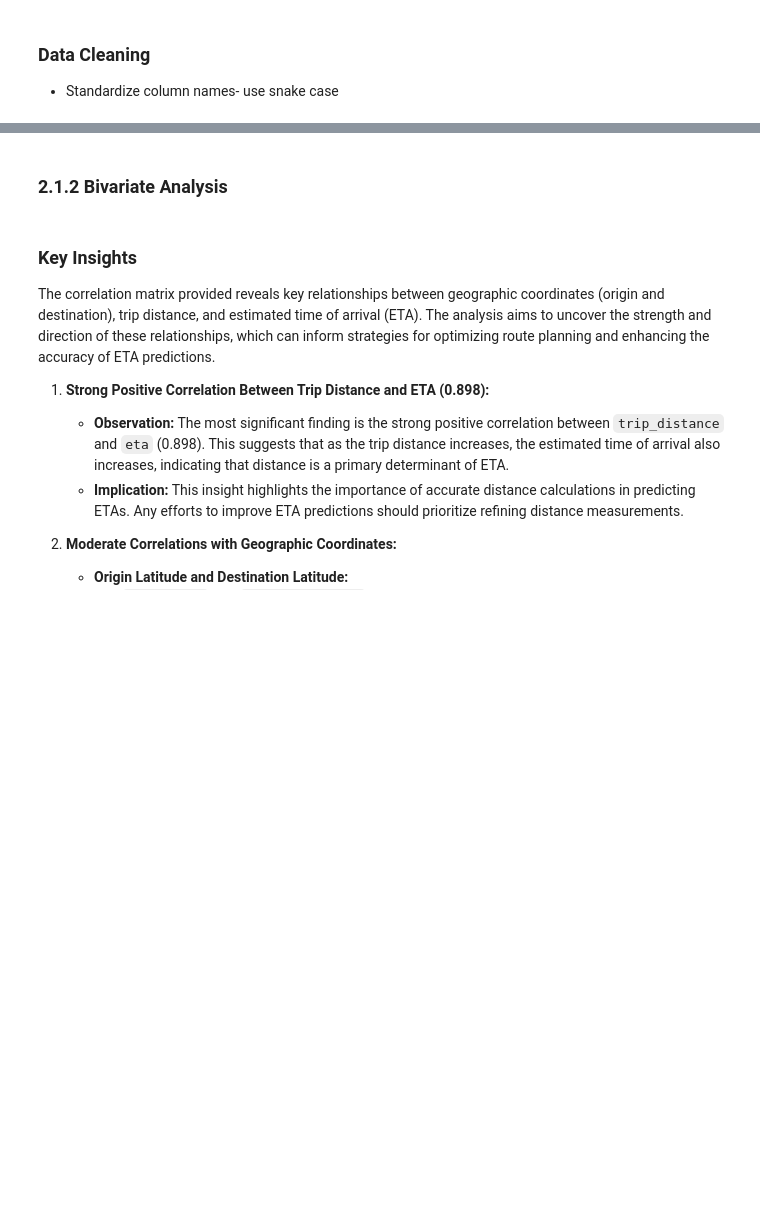
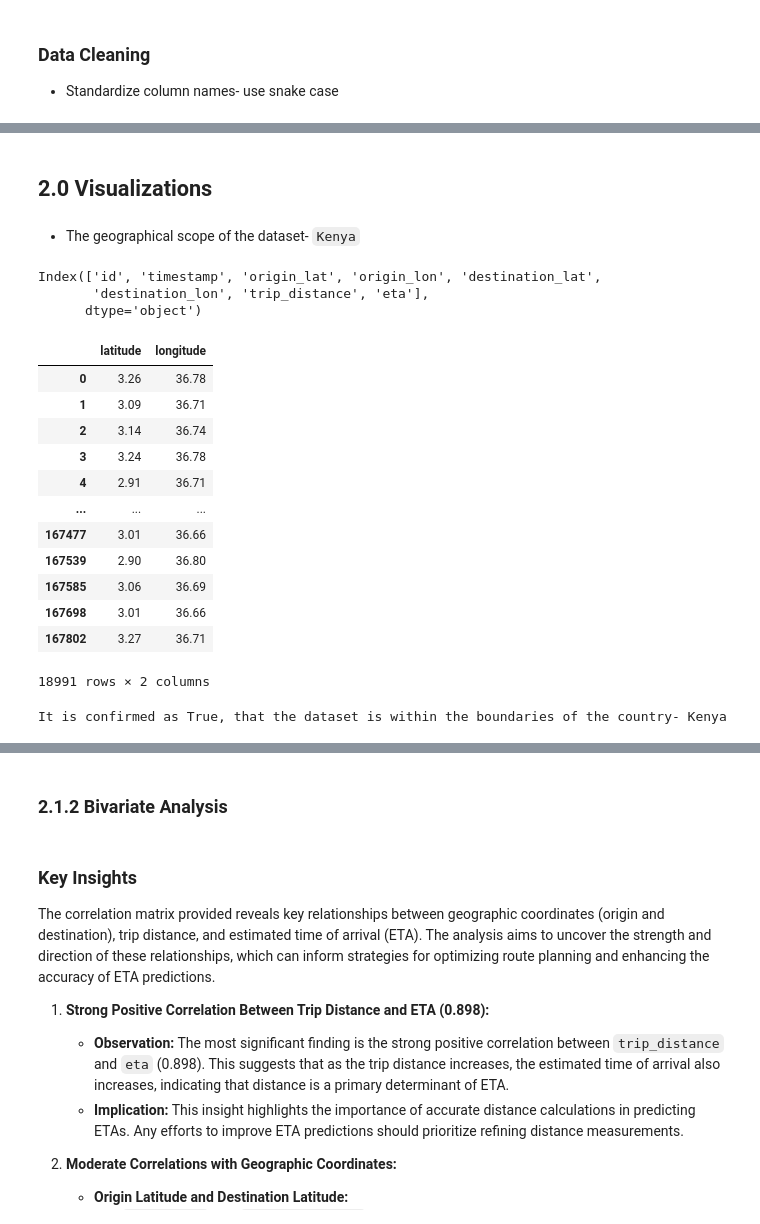
Before and after one commit to valiantezabuku/Yassir-ETA-Prediction-Challenge-For-Azubian-Team-Curium, a Jupyter notebook: Notebooks/ETA.ipynb, the cells around one changed output, grey strips where cells are left out. Cells and saved outputs as stored; diff of their text form; code cells hidden in the pictures; blank space fills up the shorter version.

Commit message:
Update notebook with geolocation of points in the dataset

```diff
--- a/Notebooks/ETA.ipynb
+++ b/Notebooks/ETA.ipynb
@@ -110,6 +110,8 @@ Stakeholders include Yassir's management team, operations and logistics teams, c
 # %%
 # !pip install --quiet plotly_calplot
 # %%
+import requests
+import requests_cache
 from pathlib import Path
 
 # Data Wrangling
@@ -122,6 +124,9 @@ import plotly.express as px
 import plotly.graph_objects as go
 from plotly_calplot import calplot
 from plotly.subplots import make_subplots
+
+# Geo
+from geopy.geocoders import Nominatim
 
 # PCA
 from sklearn.decomposition import PCA
@@ -150,8 +155,12 @@ import joblib
 # Set pandas to display all columns
 pd.set_option("display.max_columns", None)
 
-# Suppress the scientific notation
-pd.set_option("display.float_format", lambda x: '%.2f' % x)
+# High precision longitudes and Latitudes
+pd.set_option('display.float_format', '{:.16f}'.format)
+
+
+# Install persistent cache
+requests_cache.install_cache('yassir_requests_cache', expire_after=60*60*24*7)  # Cache expires after 1 week
 
 # Disable warnings
 import warnings
@@ -169,12 +178,19 @@ WEATHER_FILE = DATA_URL + "Weather.csv"
 # Date columns to parse
 parse_dates = ['Timestamp']
 
+precision_dtypes ={
+    'Origin_lat': 'float64',
+    'Origin_lon': 'float64',
+    'Destination_lat': 'float64',
+    'Destination_lon': 'float64'
+}
+
 # Load CSV files into the Notebook
 weather_df = pd.read_csv(WEATHER_FILE)
 
-test_df =pd.read_csv(TEST_FILE, parse_dates=parse_dates)
+test_df =pd.read_csv(TEST_FILE, parse_dates=parse_dates, dtype=precision_dtypes)
 
-train_df = pd.read_csv(TRAIN_FILE, parse_dates=parse_dates)
+train_df = pd.read_csv(TRAIN_FILE, parse_dates=parse_dates, dtype=precision_dtypes)
 # %% [markdown]
 ### Exploratory Data Analysis
 # %%
@@ -190,4 +206,6 @@ train_df.info()
 train_df.isna().sum()
 # %%
 # Checking the descriptive statistics of the dataset
+pd.reset_option("display.float_format")
+
 train_df.describe(include='all').T
@@ -194,3 +222,6 @@ train_df.describe(include='all').T
+# %%
+# Restore High precision
+pd.set_option('display.float_format', '{:.16f}'.format)
 # %% [markdown]
 ### Data Cleaning
 
@@ -203,0 +246,37 @@ train_df.head()
+# %% [markdown]
+## 2.0 Visualizations
+# %% [markdown]
+- The geographical scope of the dataset- `Kenya`
+# %%
+train_df.columns
+# %% [output]
+Index(['id', 'timestamp', 'origin_lat', 'origin_lon', 'destination_lat',
+       'destination_lon', 'trip_distance', 'eta'],
+      dtype='object')
+# %%
+data = (
+    pd.concat(
+        [
+            train_df[['origin_lat', 'origin_lon', ]].rename(columns={'origin_lat': 'latitude', 'origin_lon': 'longitude'}),
+            train_df[['destination_lat', 'destination_lon']].rename(columns={'destination_lat': 'latitude', 'destination_lon': 'longitude'})
+        ],
+        ignore_index=True
+    )
+    .drop_duplicates()
+)
+
+data
+# %% [output]
+|  | latitude | longitude |
+| 0 | 3.26 | 36.78 |
+| 1 | 3.09 | 36.71 |
+| 2 | 3.14 | 36.74 |
+| 3 | 3.24 | 36.78 |
+| 4 | 2.91 | 36.71 |
+| ... | ... | ... |
+| 167477 | 3.01 | 36.66 |
+| 167539 | 2.90 | 36.80 |
+| 167585 | 3.06 | 36.69 |
+| 167698 | 3.01 | 36.66 |
+| 167802 | 3.27 | 36.71 |
+18991 rows × 2 columns
@@ -203,0 +302,4 @@ train_df.head()
+# %%
+print(f"It is confirmed as {country_min == country_max}, that the dataset is within the boundaries of the country- {country_min}")
+# %% [output]
+It is confirmed as True, that the dataset is within the boundaries of the country- Kenya
```
Also changed, not shown: parts of 8 cells of this notebook, 1 other file.
